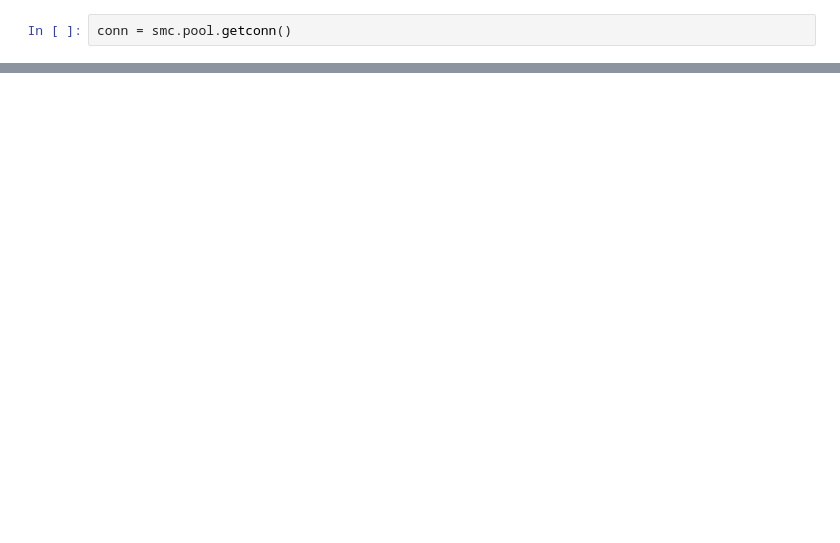
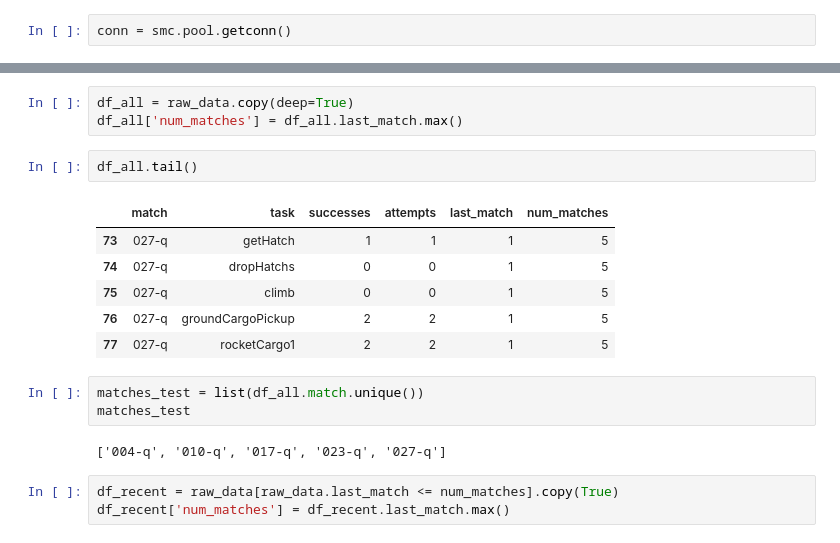
Before and after one commit to irs1318dev/irsScouting2017, a Jupyter notebook: jupyter/one_team_notes.ipynb, the cells around one changed output, grey strips where cells are left out. Cells and saved outputs as stored; diff of their text form; blank space fills up the shorter version.

```diff
--- a/jupyter/one_team_notes.ipynb
+++ b/jupyter/one_team_notes.ipynb
@@ -40,0 +41,20 @@ data
+# %%
+df_all = raw_data.copy(deep=True)
+df_all['num_matches'] = df_all.last_match.max()
+# %%
+df_all.tail()
+# %% [output]
+|  | match | task | successes | attempts | last_match | num_matches |
+| 73 | 027-q | getHatch | 1 | 1 | 1 | 5 |
+| 74 | 027-q | dropHatchs | 0 | 0 | 1 | 5 |
+| 75 | 027-q | climb | 0 | 0 | 1 | 5 |
+| 76 | 027-q | groundCargoPickup | 2 | 2 | 1 | 5 |
+| 77 | 027-q | rocketCargo1 | 2 | 2 | 1 | 5 |
+# %%
+matches_test = list(df_all.match.unique())
+matches_test
+# %% [output]
+['004-q', '010-q', '017-q', '023-q', '027-q']
+# %%
+df_recent = raw_data[raw_data.last_match <= num_matches].copy(True)
+df_recent['num_matches'] = df_recent.last_match.max()
```
Also changed, not shown: parts of 18 cells of this notebook, 4 other files.
